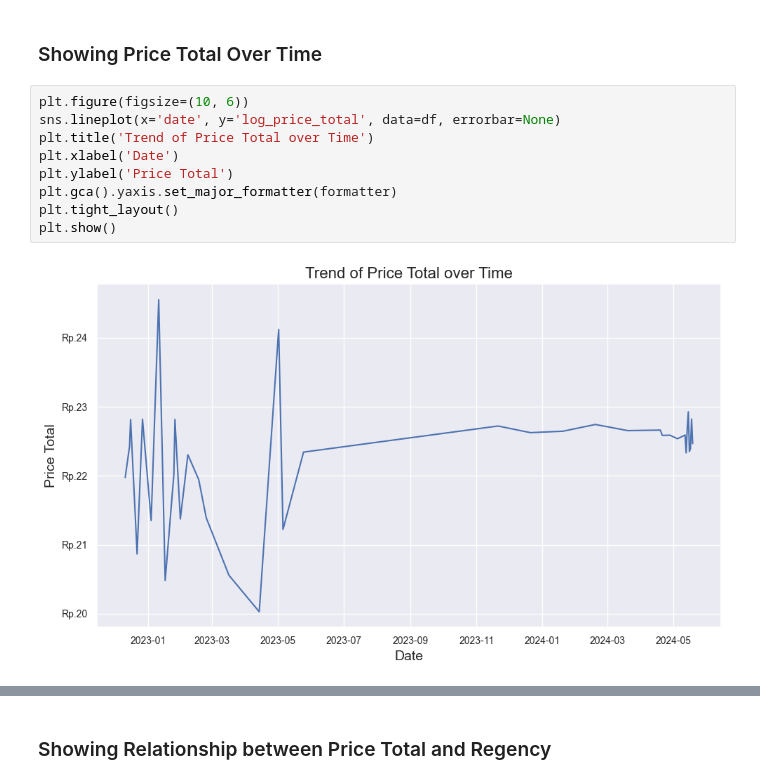
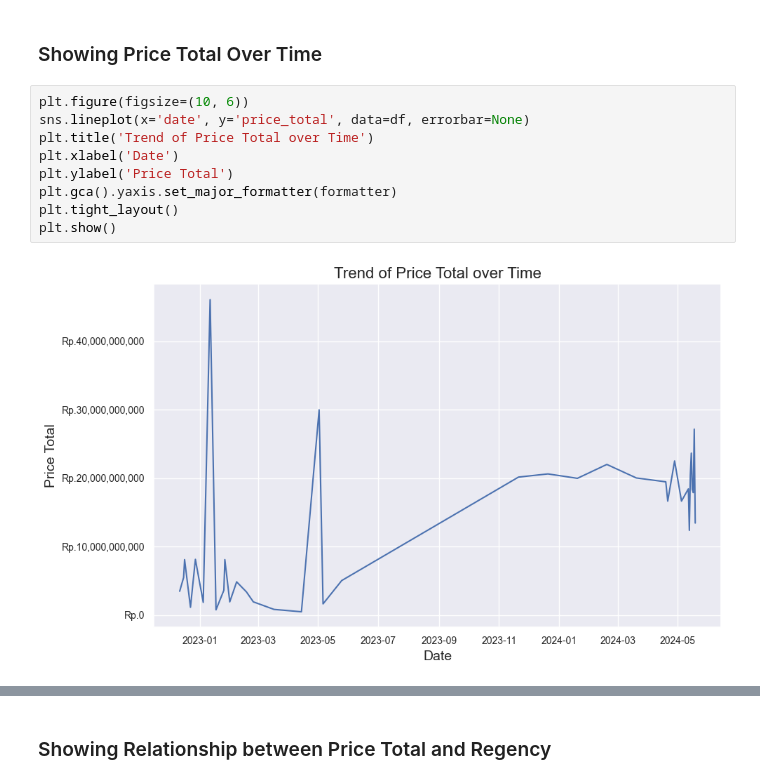
Before and after one commit to wahpram/DAV-Bali-Land-Price-Prediction, a Jupyter notebook: notebooks/data_analysis.ipynb, the cells around one changed output, grey strips where cells are left out. Drawn from its saved outputs; the diff is of its cells as text.

```diff
--- a/notebooks/data_analysis.ipynb
+++ b/notebooks/data_analysis.ipynb
@@ -342,12 +382,12 @@ df['land_area_cat'].value_counts().to_frame().T
 ### Showing Price Total Over Time
 # %%
 plt.figure(figsize=(10, 6))
-sns.lineplot(x='date', y='log_price_total', data=df, errorbar=None)
+sns.lineplot(x='date', y='price_total', data=df, errorbar=None)
 plt.title('Trend of Price Total over Time')
 plt.xlabel('Date')
 plt.ylabel('Price Total')
 plt.gca().yaxis.set_major_formatter(formatter)
 plt.tight_layout()
 plt.show()
 # %% [output]
-[figure, old version]
+[figure, new version]
```
Also changed, not shown: parts of 44 cells of this notebook, 6 other files.
